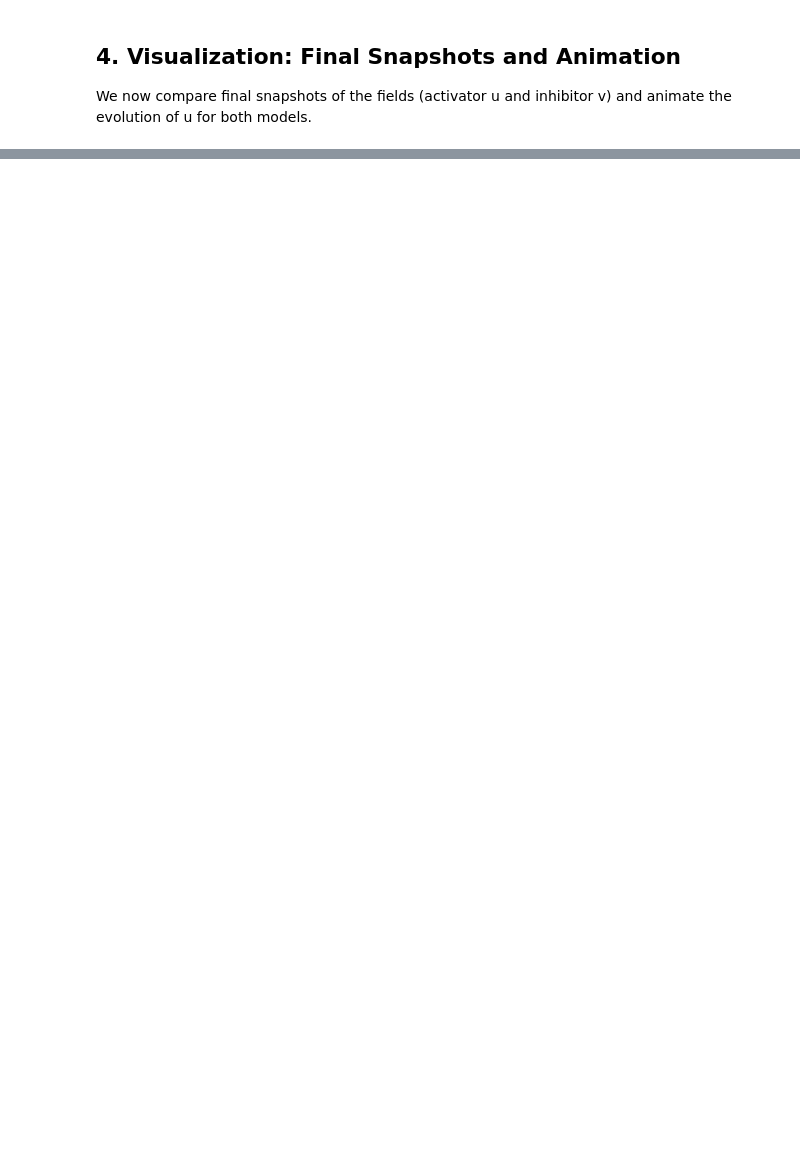
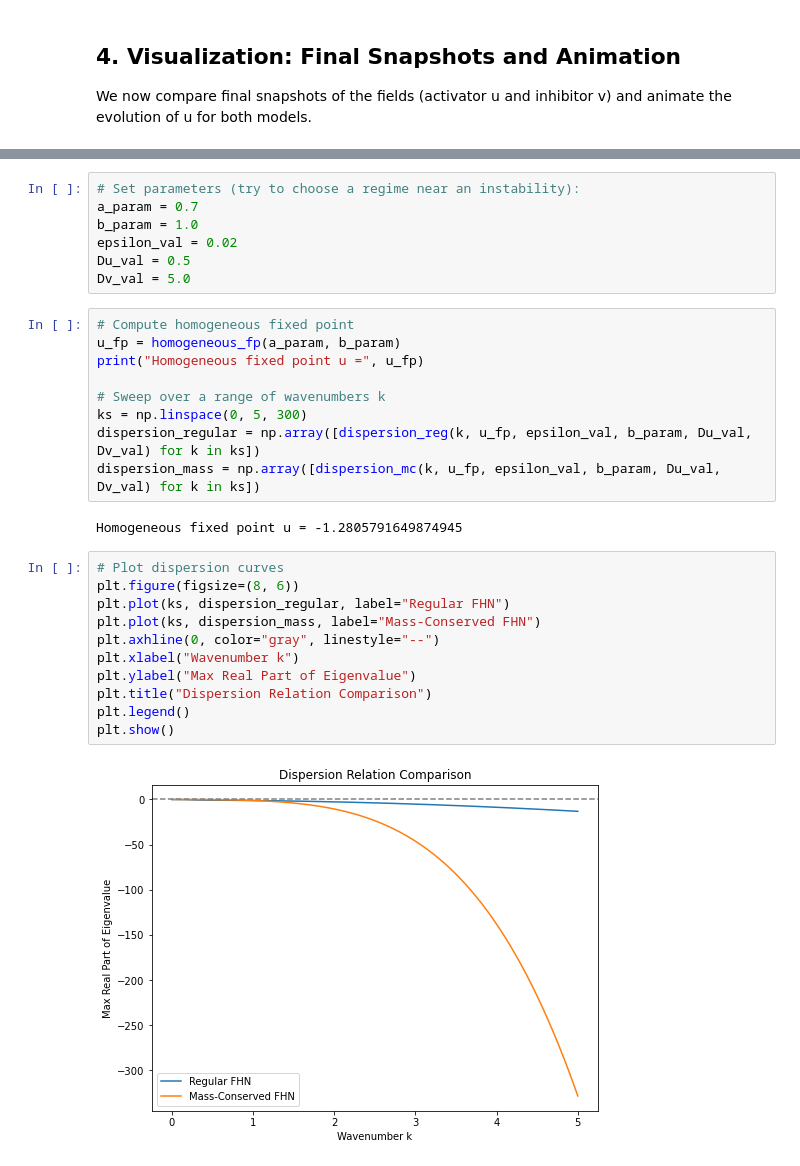
Before and after one commit to RedaElassooudi/Dynamics-and-Waves-in-Regular-vs.-Mass-Conserved-FitzHugh-Nagumo-Systems, a Jupyter notebook: code/fhn_model.ipynb, the cells around one changed output, grey strips where cells are left out. Saved outputs shown, nothing was run; the diff lists cells and outputs as text; blank space fills up the shorter version.

```diff
--- a/code/fhn_model.ipynb
+++ b/code/fhn_model.ipynb
@@ -325,0 +369,31 @@ plt.show()
+# %%
+# Set parameters (try to choose a regime near an instability):
+a_param = 0.7
+b_param = 1.0
+epsilon_val = 0.02
+Du_val = 0.5
+Dv_val = 5.0
+# %%
+# Compute homogeneous fixed point
+u_fp = homogeneous_fp(a_param, b_param)
+print("Homogeneous fixed point u =", u_fp)
+
+# Sweep over a range of wavenumbers k
+ks = np.linspace(0, 5, 300)
+dispersion_regular = np.array([dispersion_reg(k, u_fp, epsilon_val, b_param, Du_val, Dv_val) for k in ks])
+dispersion_mass = np.array([dispersion_mc(k, u_fp, epsilon_val, b_param, Du_val, Dv_val) for k in ks])
+# %% [output]
+Homogeneous fixed point u = -1.2805791649874945
+# %%
+# Plot dispersion curves
+plt.figure(figsize=(8, 6))
+plt.plot(ks, dispersion_regular, label="Regular FHN")
+plt.plot(ks, dispersion_mass, label="Mass-Conserved FHN")
+plt.axhline(0, color="gray", linestyle="--")
+plt.xlabel("Wavenumber k")
+plt.ylabel("Max Real Part of Eigenvalue")
+plt.title("Dispersion Relation Comparison")
+plt.legend()
+plt.show()
+# %% [output]
+[figure, added]
```
Also changed, not shown: parts of 10 cells of this notebook.
